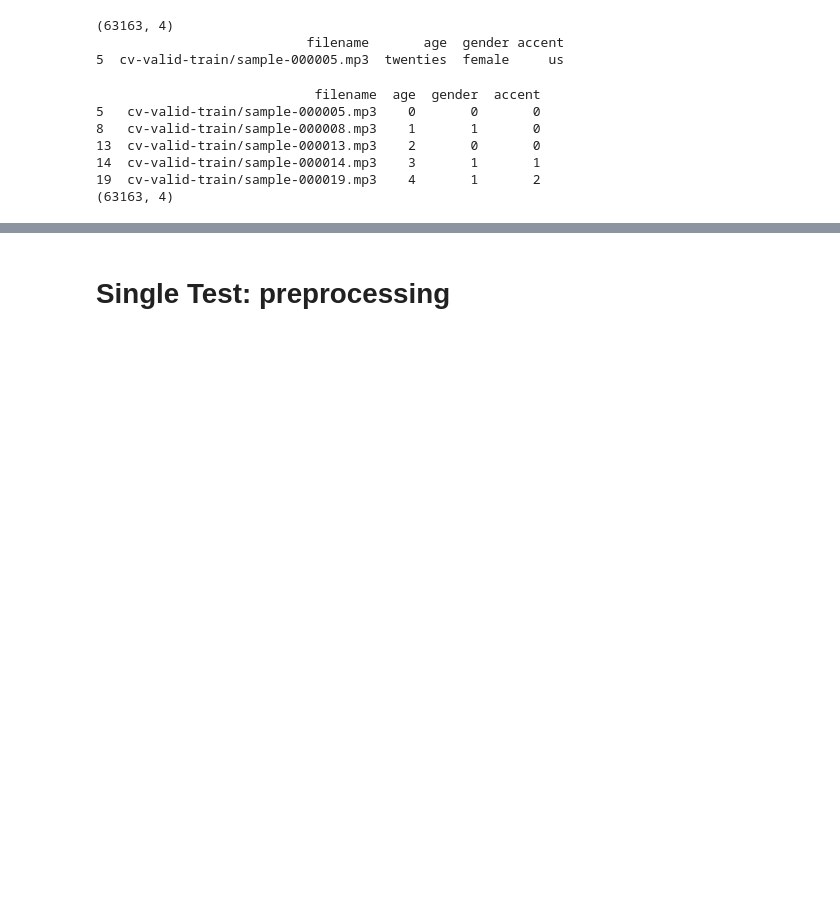
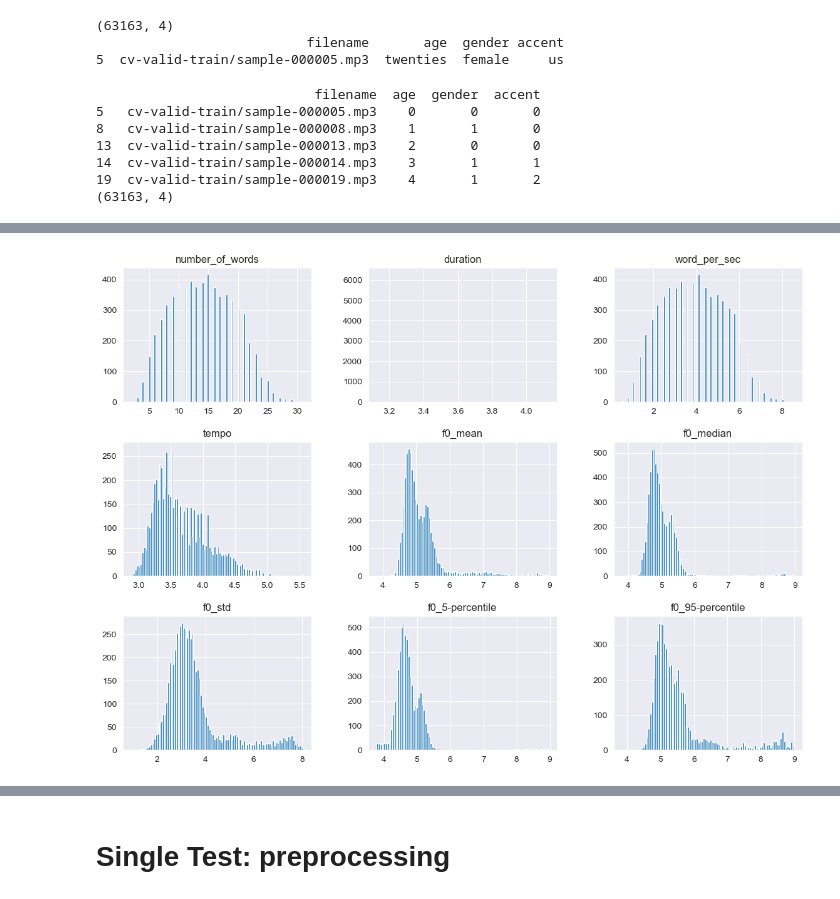
Before and after one commit to shenchris/un2015, a Jupyter notebook: un2015.ipynb, the cells around one changed output, grey strips where cells are left out. Cells and saved outputs as stored; diff of their text form; code cells hidden in the pictures; blank space fills up the shorter version.

```diff
--- a/un2015.ipynb
+++ b/un2015.ipynb
@@ -172,0 +211,12 @@ df.to_csv(output_csv, index=False)
+# %%
+# Applies log1p on features that are not age, gender, filename or words_per_second
+df_features_transform = df_features.apply(
+    lambda x: np.log1p(x)
+    if x.name in ["tempo", "f0_mean", "f0_median", "f0_std", "f0_5-percentile", "f0_95-percentile"]
+    else x)
+
+# Let's look at the distribution once more
+df_features_transform.iloc[:, :13].drop(columns=["age", "gender", "filename", "accent"], errors='ignore').hist(bins=100, figsize=(14, 10))
+plt.show();
+# %% [output]
+[figure, added]
```
Also changed, not shown: parts of 25 cells of this notebook.
